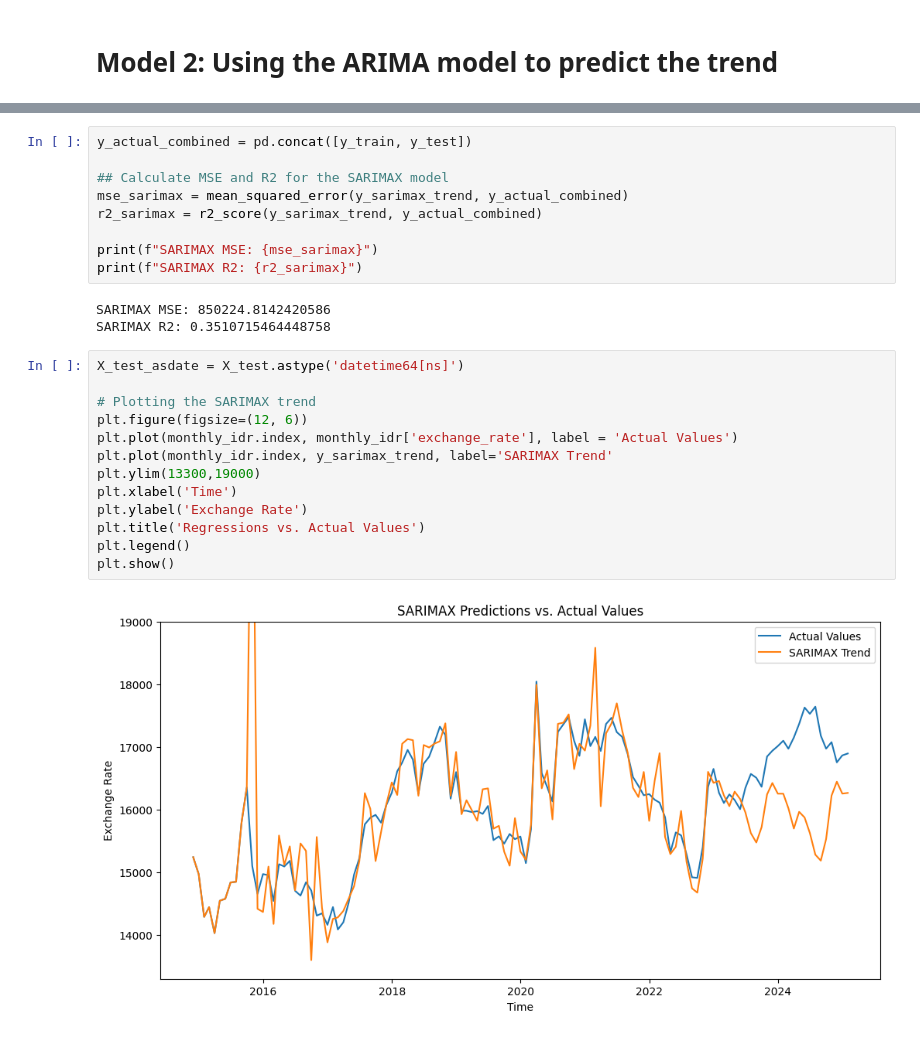
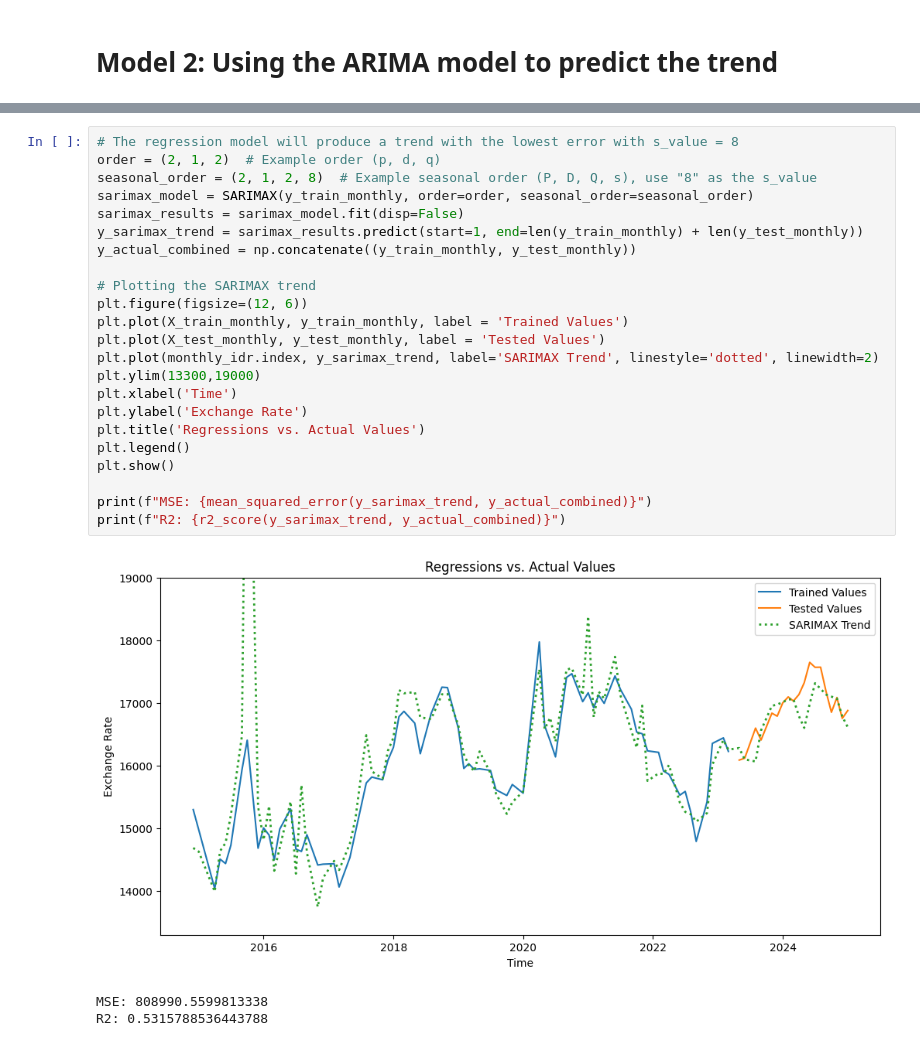
Before and after one commit to rizkyfernanda/P1--Predicting-Forex-Regression, a Jupyter notebook: Forex Regression.ipynb, the cells around one changed output, grey strips where cells are left out. Cells and saved outputs as stored; diff of their text form.

```diff
--- a/Forex Regression.ipynb
+++ b/Forex Regression.ipynb
@@ -246,27 +288,27 @@ NameError: name 'y_train' is not defined
-# %%
-y_actual_combined = pd.concat([y_train, y_test])
-
-## Calculate MSE and R2 for the SARIMAX model
-mse_sarimax = mean_squared_error(y_sarimax_trend, y_actual_combined)
-r2_sarimax = r2_score(y_sarimax_trend, y_actual_combined)
-
-print(f"SARIMAX MSE: {mse_sarimax}")
-print(f"SARIMAX R2: {r2_sarimax}")
-# %% [output]
-SARIMAX MSE: 850224.8142420586
-SARIMAX R2: 0.3510715464448758
-# %%
-X_test_asdate = X_test.astype('datetime64[ns]')
-
-# Plotting the SARIMAX trend
-plt.figure(figsize=(12, 6))
-plt.plot(monthly_idr.index, monthly_idr['exchange_rate'], label = 'Actual Values')
-plt.plot(monthly_idr.index, y_sarimax_trend, label='SARIMAX Trend'
-plt.ylim(13300,19000)
-plt.xlabel('Time')
-plt.ylabel('Exchange Rate')
-plt.title('Regressions vs. Actual Values')
-plt.legend()
-plt.show()
-# %% [output]
-[figure, removed]
+# %%
+# The regression model will produce a trend with the lowest error with s_value = 8
+order = (2, 1, 2)  # Example order (p, d, q)
+seasonal_order = (2, 1, 2, 8)  # Example seasonal order (P, D, Q, s), use "8" as the s_value
+sarimax_model = SARIMAX(y_train_monthly, order=order, seasonal_order=seasonal_order)
+sarimax_results = sarimax_model.fit(disp=False)
+y_sarimax_trend = sarimax_results.predict(start=1, end=len(y_train_monthly) + len(y_test_monthly))
+y_actual_combined = np.concatenate((y_train_monthly, y_test_monthly))
+
+# Plotting the SARIMAX trend
+plt.figure(figsize=(12, 6))
+plt.plot(X_train_monthly, y_train_monthly, label = 'Trained Values')
+plt.plot(X_test_monthly, y_test_monthly, label = 'Tested Values')
+plt.plot(monthly_idr.index, y_sarimax_trend, label='SARIMAX Trend', linestyle='dotted', linewidth=2)
+plt.ylim(13300,19000)
+plt.xlabel('Time')
+plt.ylabel('Exchange Rate')
+plt.title('Regressions vs. Actual Values')
+plt.legend()
+plt.show()
+
+print(f"MSE: {mean_squared_error(y_sarimax_trend, y_actual_combined)}")
+print(f"R2: {r2_score(y_sarimax_trend, y_actual_combined)}")
+# %% [output]
+[figure, added]
+MSE: 808990.5599813338
+R2: 0.5315788536443788
```
Also changed, not shown: parts of 14 cells of this notebook, 2 other files.
